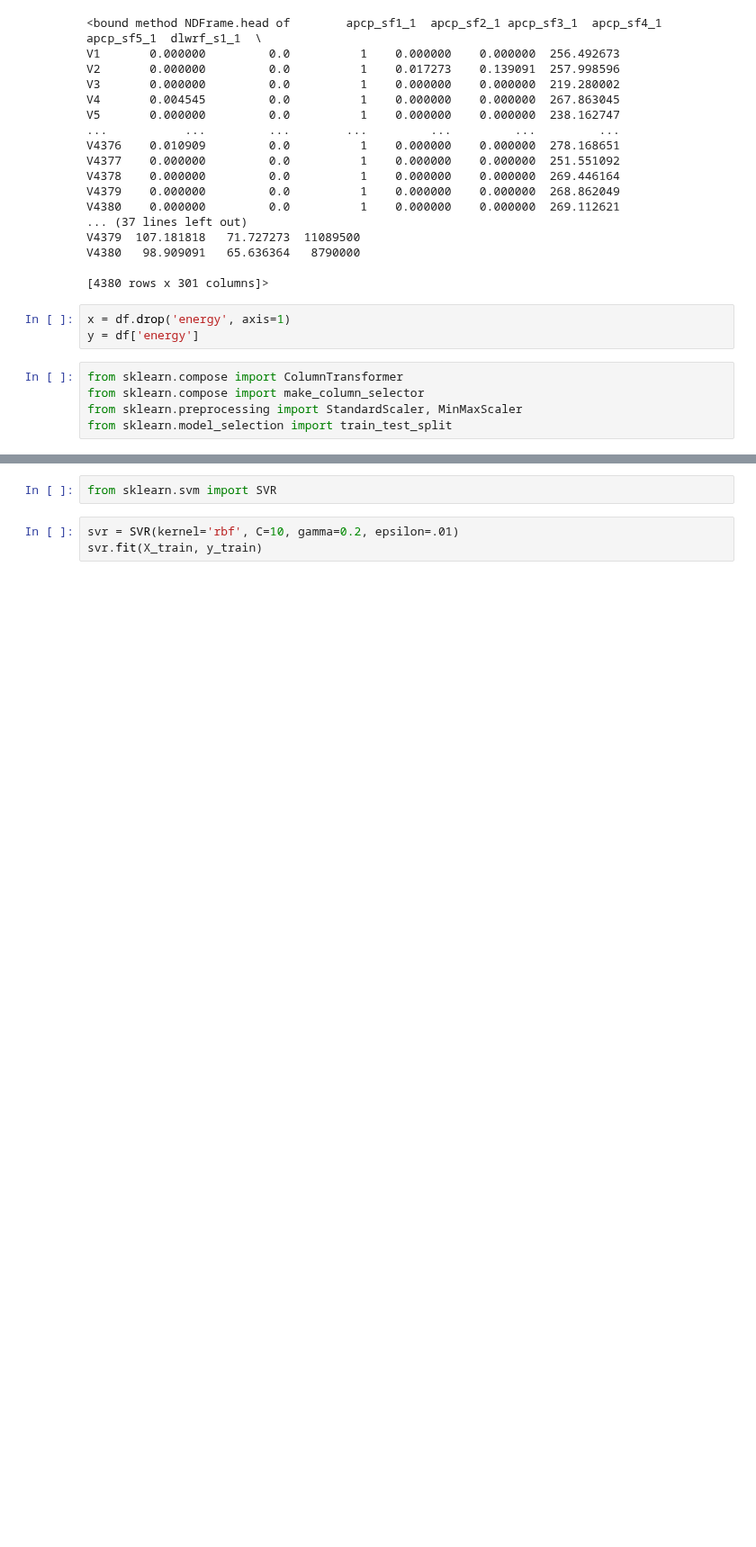
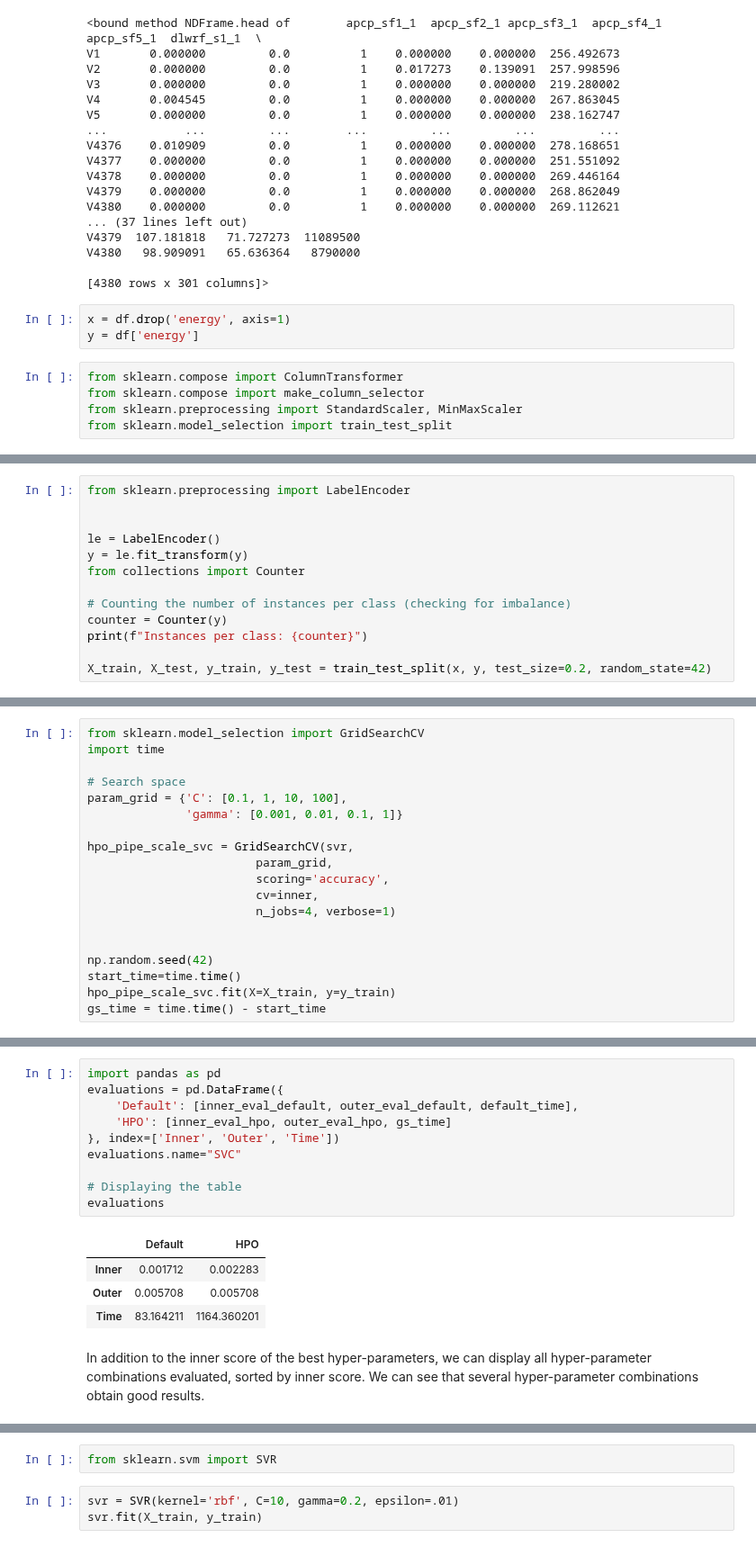
Before and after one commit to Joaomc15/UC3M-MLBD, a Jupyter notebook: assignment1/src/complex_models/SVM_model.ipynb, the cells around one changed output, grey strips where cells are left out. Shown at 90% size. Drawn from its saved outputs; the diff is of its cells as text; blank space fills up the shorter version.

```diff
--- a/assignment1/src/complex_models/SVM_model.ipynb
+++ b/assignment1/src/complex_models/SVM_model.ipynb
@@ -47,0 +55,13 @@ X_train, X_test, y_train, y_test = train_test_split(X, y, test_size=0.2)
+# %%
+from sklearn.preprocessing import LabelEncoder
+
+
+le = LabelEncoder()
+y = le.fit_transform(y)
+from collections import Counter
+
+# Counting the number of instances per class (checking for imbalance)
+counter = Counter(y)
+print(f"Instances per class: {counter}")
+
+X_train, X_test, y_train, y_test = train_test_split(x, y, test_size=0.2, random_state=42)
@@ -47,0 +117,19 @@ X_train, X_test, y_train, y_test = train_test_split(X, y, test_size=0.2)
+# %%
+from sklearn.model_selection import GridSearchCV
+import time
+
+# Search space
+param_grid = {'C': [0.1, 1, 10, 100],
+              'gamma': [0.001, 0.01, 0.1, 1]}
+
+hpo_pipe_scale_svc = GridSearchCV(svr,
+                        param_grid,
+                        scoring='accuracy',
+                        cv=inner,
+                        n_jobs=4, verbose=1)
+
+
+np.random.seed(42)
+start_time=time.time()
+hpo_pipe_scale_svc.fit(X=X_train, y=y_train)
+gs_time = time.time() - start_time
@@ -47,0 +169,17 @@ X_train, X_test, y_train, y_test = train_test_split(X, y, test_size=0.2)
+# %%
+import pandas as pd
+evaluations = pd.DataFrame({
+    'Default': [inner_eval_default, outer_eval_default, default_time],
+    'HPO': [inner_eval_hpo, outer_eval_hpo, gs_time]
+}, index=['Inner', 'Outer', 'Time'])
+evaluations.name="SVC"
+
+# Displaying the table
+evaluations
+# %% [output]
+|  | Default | HPO |
+| Inner | 0.001712 | 0.002283 |
+| Outer | 0.005708 | 0.005708 |
+| Time | 83.164211 | 1164.360201 |
+# %% [markdown]
+In addition to the inner score of the best hyper-parameters, we can display all hyper-parameter combinations evaluated, sorted by inner score. We can see that several hyper-parameter combinations obtain good results.
```
Also changed, not shown: parts of 36 cells of this notebook.
